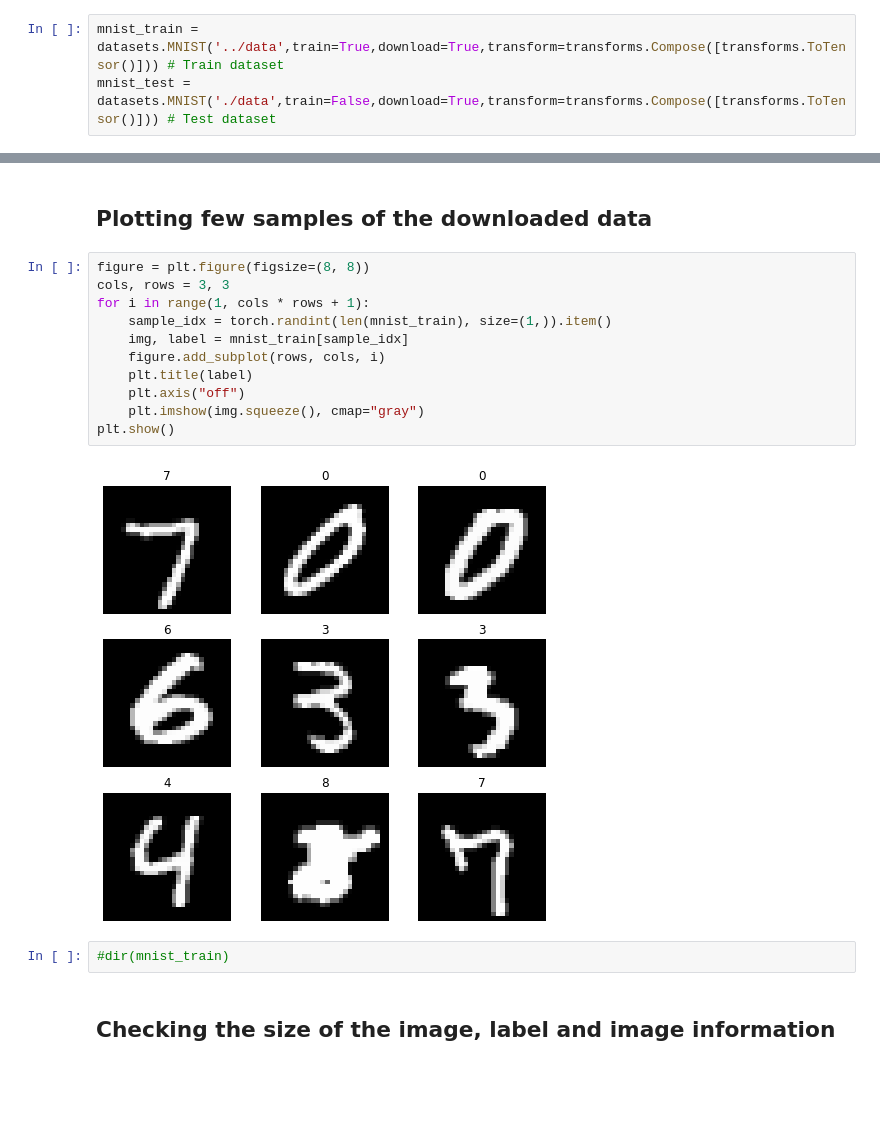
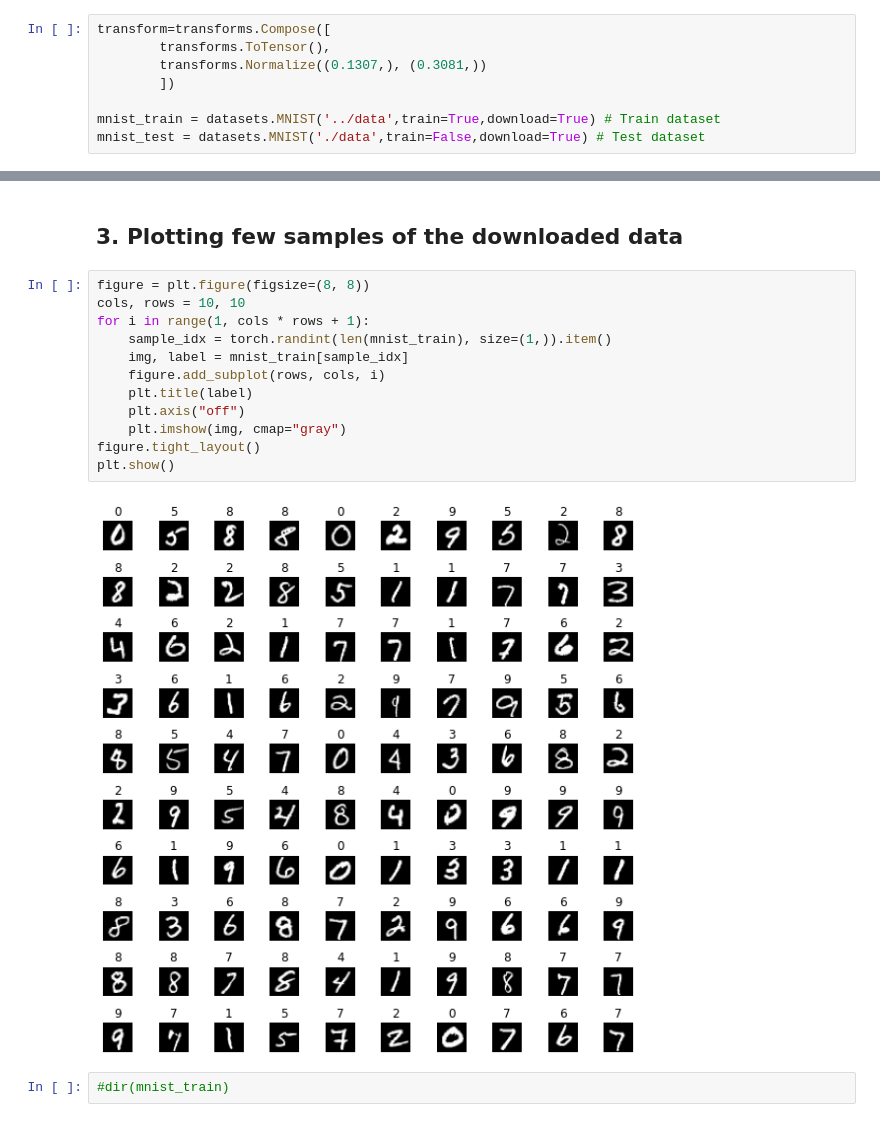
Before and after one commit to NLP-END3/Session3, a Jupyter notebook: Session3_Pytorch101_ver3.ipynb, the cells around one changed output, grey strips where cells are left out. Drawn from its saved outputs; the diff is of its cells as text; blank space fills up the shorter version.

```diff
--- a/Session3_Pytorch101_ver3.ipynb
+++ b/Session3_Pytorch101_ver3.ipynb
@@ -28,3 +41,8 @@ Tesla K80
 # %%
-mnist_train = datasets.MNIST('../data',train=True,download=True,transform=transforms.Compose([transforms.ToTensor()])) # Train dataset
-mnist_test = datasets.MNIST('./data',train=False,download=True,transform=transforms.Compose([transforms.ToTensor()])) # Test dataset
+transform=transforms.Compose([
+        transforms.ToTensor(),
+        transforms.Normalize((0.1307,), (0.3081,))
+        ])
+
+mnist_train = datasets.MNIST('../data',train=True,download=True) # Train dataset
+mnist_test = datasets.MNIST('./data',train=False,download=True) # Test dataset
@@ -31,19 +81,18 @@ mnist_test = datasets.MNIST('./data',train=False,download=True,transform=transfo
 # %% [markdown]
-## Plotting few samples of the downloaded data
+## 3. Plotting few samples of the downloaded data
 # %%
 figure = plt.figure(figsize=(8, 8))
-cols, rows = 3, 3
+cols, rows = 10, 10
 for i in range(1, cols * rows + 1):
     sample_idx = torch.randint(len(mnist_train), size=(1,)).item()
     img, label = mnist_train[sample_idx]
     figure.add_subplot(rows, cols, i)
     plt.title(label)
     plt.axis("off")
-    plt.imshow(img.squeeze(), cmap="gray")
+    plt.imshow(img, cmap="gray")
+figure.tight_layout()
 plt.show()
 # %% [output]
-[figure, old version]
+[figure, new version]
 # %%
 #dir(mnist_train)
-# %% [markdown]
-## Checking the size of the image, label and image information
```
Also changed, not shown: parts of 66 cells of this notebook.
